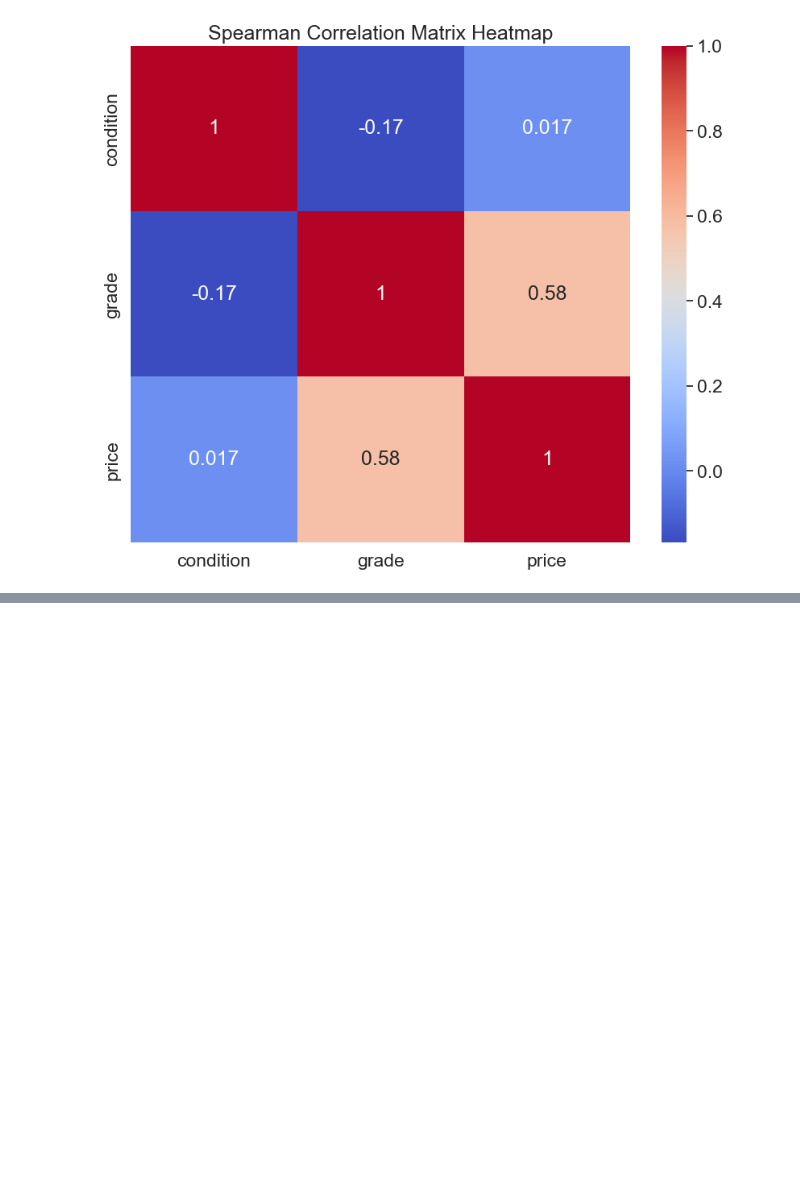
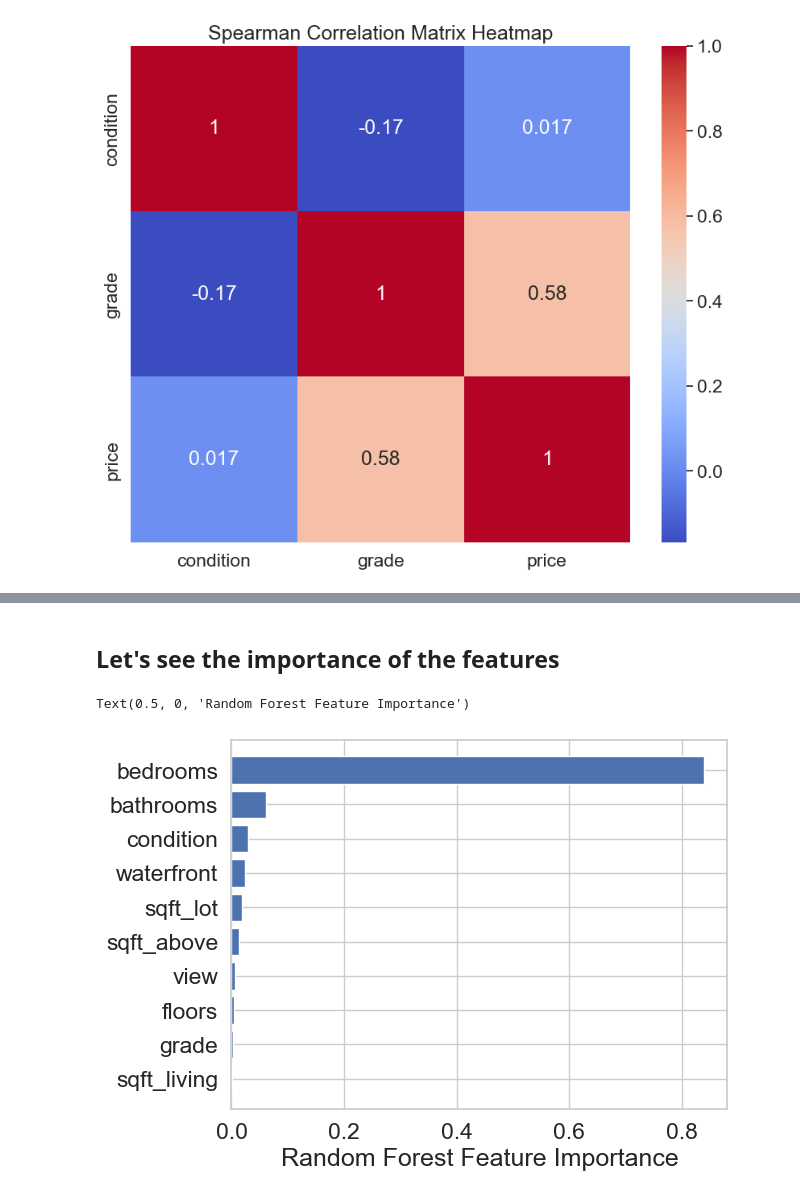
Before and after one commit to jesus-jpeg/patent-pending, a Jupyter notebook: 03_python_scripts/05_improving_the_model.ipynb, the cells around one changed output, grey strips where cells are left out. Drawn from its saved outputs; the diff is of its cells as text; code cells hidden in the pictures; blank space fills up the shorter version.

```diff
--- a/03_python_scripts/05_improving_the_model.ipynb
+++ b/03_python_scripts/05_improving_the_model.ipynb
@@ -392,0 +520,15 @@ print("MAE = ", round(MAE_3, 4))
+# %% [markdown]
+## Let's see the importance of the features
+# %%
+
+# Fit a linear regression model to the data
+rf = RandomForestRegressor()
+
+rf.fit(X_train, y_train)
+
+sorted_idx = rf.feature_importances_.argsort()
+plt.barh(X.columns[sorted_idx], rf.feature_importances_[sorted_idx])
+plt.xlabel("Random Forest Feature Importance")
+# %% [output]
+Text(0.5, 0, 'Random Forest Feature Importance')
+[figure, added]
```
Also changed, not shown: parts of 38 cells of this notebook, 1 other file.
